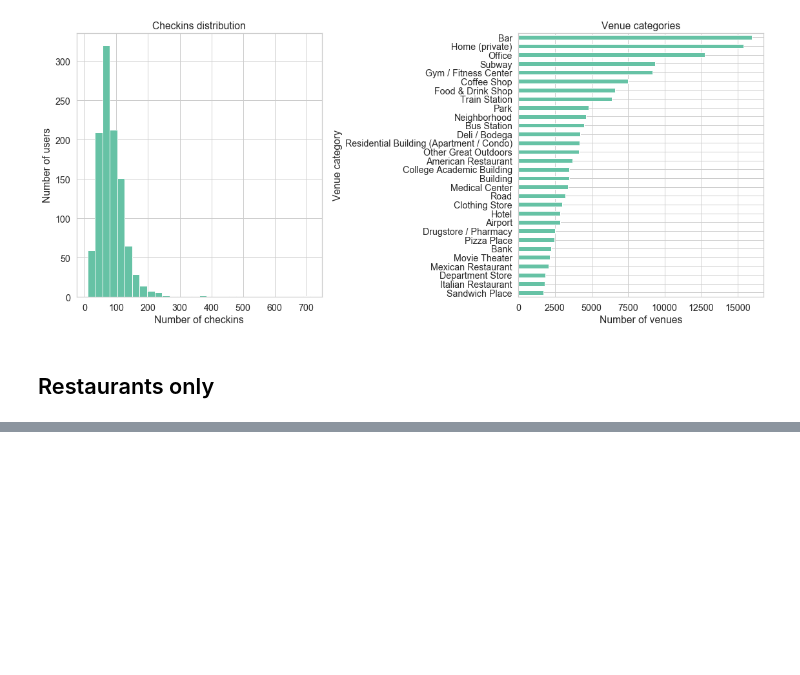
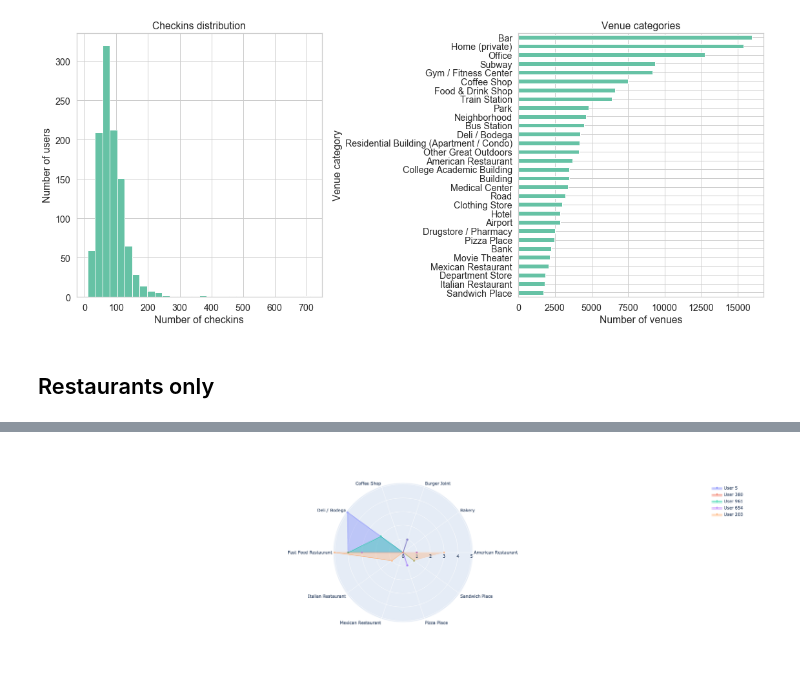
Before and after one commit to ericdaat/SiMCa, a Jupyter notebook: notebooks/foursquare.ipynb, the cells around one changed output, grey strips where cells are left out. Drawn from its saved outputs; the diff is of its cells as text; code cells hidden in the pictures; blank space fills up the shorter version.

```diff
--- a/notebooks/foursquare.ipynb
+++ b/notebooks/foursquare.ipynb
@@ -17,6 +24,8 @@ checkins_df = pd.read_csv("../data/dataset_TSMC2014_NYC.csv")
 # %%
 restaurant_categories = pd.read_csv("../data/restaurants.txt", header=None)
 restaurant_categories.columns = ["venueCategory"]
+# %%
+category_id_to_name = checkins_df.drop_duplicates(subset=["venueCategoryId"])[["venueCategoryId", "venueCategory"]]
 # %% [markdown]
 # Exploratory data analysis
 # %% [markdown]
@@ -119,0 +171,43 @@ m
+# %%
+nearest_neighbors = NearestNeighbors(n_neighbors=5).fit(X_reduced)
+# %%
+def draw_user_radar(user_index):
+    user_profile = pd.DataFrame(
+        dict(
+            venueCategoryId=vectorizer.get_feature_names(),
+            n_checkins=X[user_index].todense().tolist()[0]
+        )
+    )
+
+    user_profile = user_profile.merge(category_id_to_name).sort_values("venueCategory")
+
+    ax = go.Scatterpolar(
+        r=user_profile["n_checkins"],
+        theta=user_profile["venueCategory"],
+        fill="toself",
+        name="User {0}".format(user_index),
+        opacity=.6
+    )
+
+    return ax
+# %%
+distances, indices = nearest_neighbors.kneighbors(X_reduced[[5]])
+
+fig = go.Figure()
+
+for user_index in indices[0]:
+    fig.add_trace(draw_user_radar(user_index))
+
+fig.update_layout(
+    height=600,
+    width=800,
+    margin=dict(
+        l=200,
+        r=200,
+        b=100,
+        t=100,
+        pad=4
+    )
+)
+# %% [output]
+[figure, added]
```
Also changed, not shown: parts of 16 cells of this notebook.
